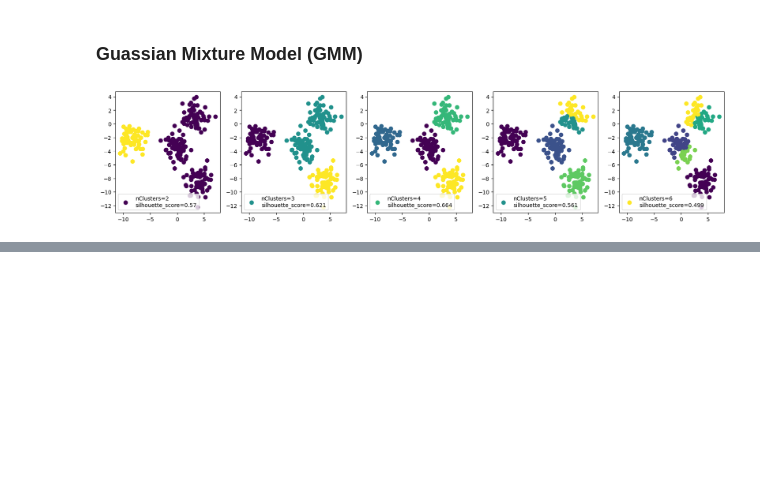
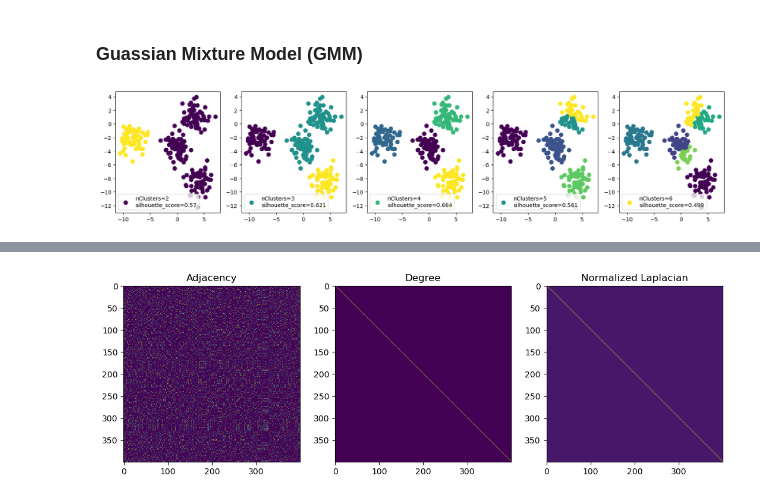
Before and after one commit to giacomoscanavini/quant_finance, a Jupyter notebook: python_for_finance/unsupervised_learning.ipynb, the cells around one changed output, grey strips where cells are left out. Cells and saved outputs as stored; diff of their text form; code cells hidden in the pictures; blank space fills up the shorter version.

```diff
--- a/python_for_finance/unsupervised_learning.ipynb
+++ b/python_for_finance/unsupervised_learning.ipynb
@@ -49,0 +75,26 @@ for i,nClusters in enumerate([2, 3, 4, 5, 6]):
+# %%
+# Build adjacency matrix
+A = sk.metrics.pairwise.rbf_kernel(X, X, gamma=10)
+np.fill_diagonal(A, 0)
+
+# Build degree matrix
+degrees = A.sum(axis=1)
+D = np.diag(degrees)
+D_inv_sqrt = np.diag(1.0 / np.sqrt(degrees + 1e-12))
+
+# L = D - A (unnormalized laplacian)
+# Normalize graph laplacian
+D_inv_sqrt = np.sqrt(np.linalg.inv(D))
+L = np.eye(X.shape[0]) - D_inv_sqrt @ A @ D_inv_sqrt
+
+fig, ax = plt.subplots(1, 3, figsize=(13, 4))
+ax[0].imshow(A)
+ax[1].imshow(D)
+ax[2].imshow(L)
+
+ax[0].set_title('Adjacency')
+ax[1].set_title('Degree')
+ax[2].set_title('Normalized Laplacian')
+plt.show()
+# %% [output]
+[figure, added]
```
Also changed, not shown: parts of 4 cells of this notebook.
